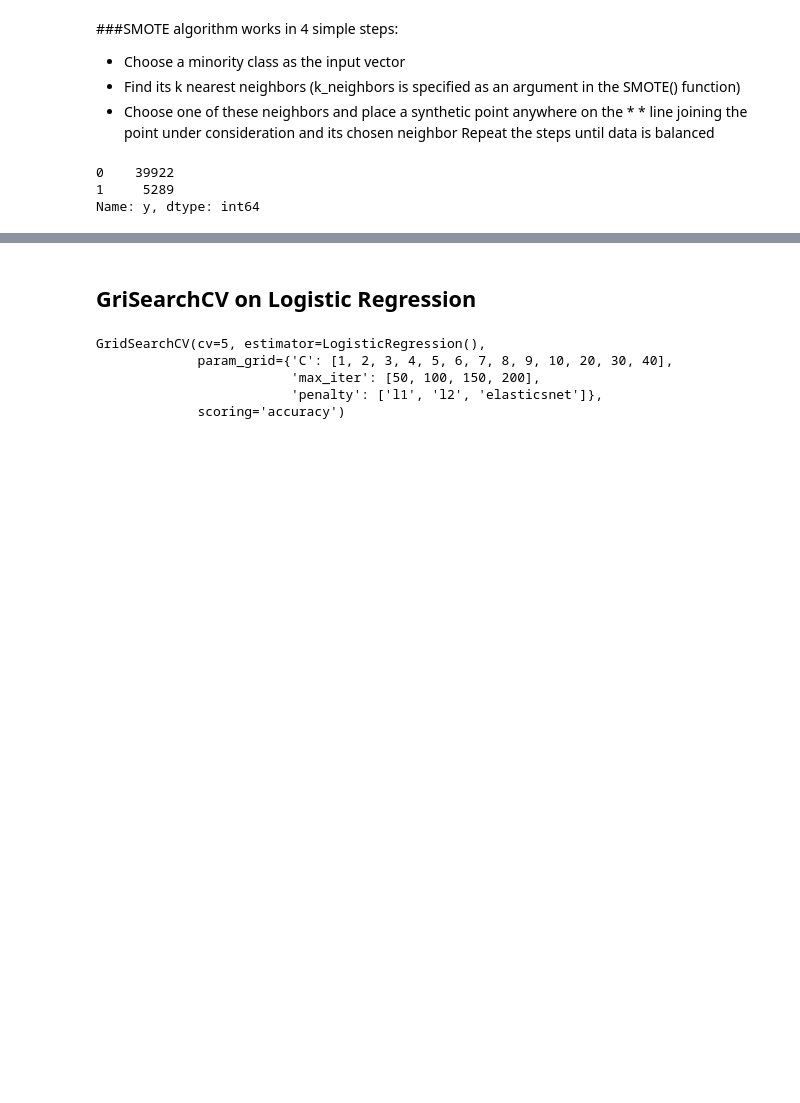
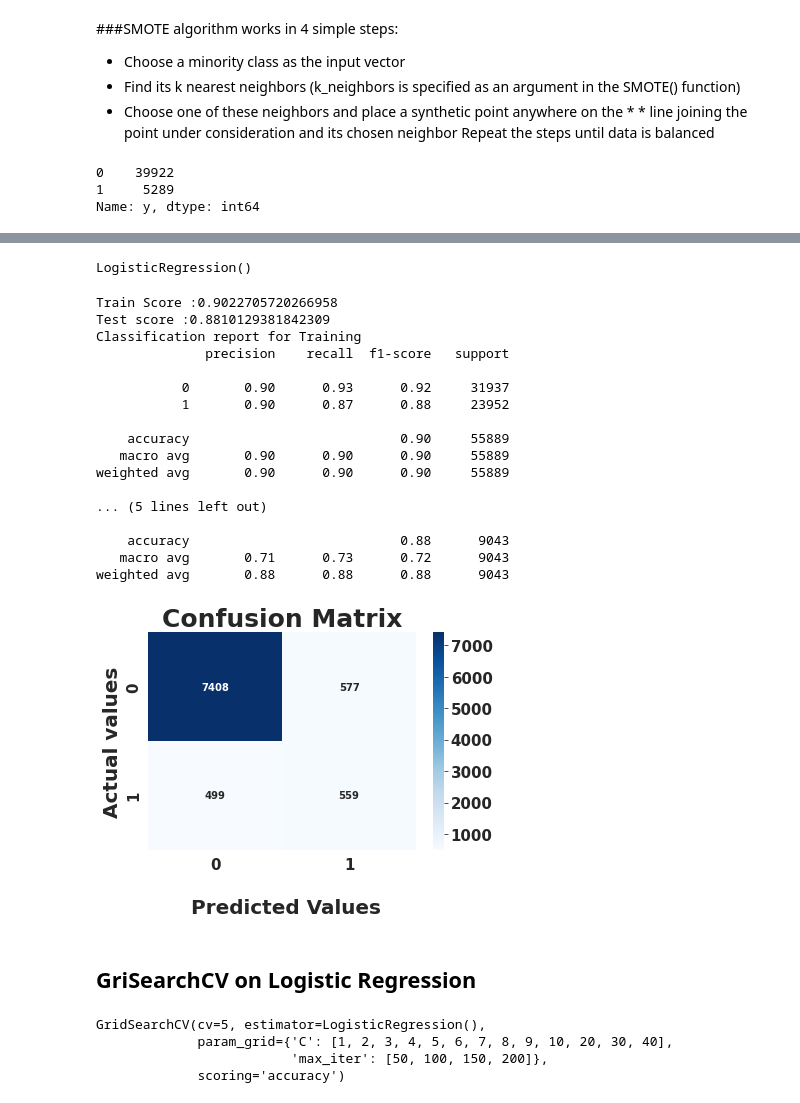
Before and after one commit to PranayUmredkar97/Bank-Marketing-Effectiveness-Prediction-Classification-Capstone-Project-, a Jupyter notebook: Bank_Marketing_Effectiveness_Prediction_Capstone_Project.ipynb, the cells around one changed output, grey strips where cells are left out. Drawn from its saved outputs; the diff is of its cells as text; code cells hidden in the pictures; blank space fills up the shorter version.

```diff
--- a/Bank_Marketing_Effectiveness_Prediction_Capstone_Project.ipynb
+++ b/Bank_Marketing_Effectiveness_Prediction_Capstone_Project.ipynb
@@ -699,3 +690,31 @@ X_test.shape,y_test.shape
 # %%
 #let's train logistics regression model
 LR =LogisticRegression()
+# %%
+LR.fit(x_train,y_train)
+# %% [output]
+LogisticRegression()
+# %%
+y_pred_lr = LR.predict(X_test)
+y_pred_lr_train =LR.predict(x_train)
+# %%
+model_metrics(LR,x_train,y_train,y_test,y_pred_lr,y_pred_lr_train)
+# %% [output]
+Train Score :0.9022705720266958
+Test score :0.8810129381842309
+Classification report for Training
+              precision    recall  f1-score   support
+
+           0       0.90      0.93      0.92     31937
+           1       0.90      0.87      0.88     23952
+
+    accuracy                           0.90     55889
+   macro avg       0.90      0.90      0.90     55889
+weighted avg       0.90      0.90      0.90     55889
+
+... (5 lines left out)
+
+    accuracy                           0.88      9043
+   macro avg       0.71      0.73      0.72      9043
+weighted avg       0.88      0.88      0.88      9043
+[figure, added]
@@ -704,12 +732,11 @@ LR =LogisticRegression()
 # %%
 LR_Grid = GridSearchCV(LR,param_grid=parameter,scoring='accuracy',cv=5)
 # %%
-LR_Grid.fit(X_train,y_train)
+LR_Grid.fit(x_train,y_train)
 # %% [output]
 GridSearchCV(cv=5, estimator=LogisticRegression(),
              param_grid={'C': [1, 2, 3, 4, 5, 6, 7, 8, 9, 10, 20, 30, 40],
-                         'max_iter': [50, 100, 150, 200],
-                         'penalty': ['l1', 'l2', 'elasticsnet']},
+                         'max_iter': [50, 100, 150, 200]},
              scoring='accuracy')
 # %%
 #let's check best parameter for model
```
Also changed, not shown: parts of 35 cells of this notebook.
